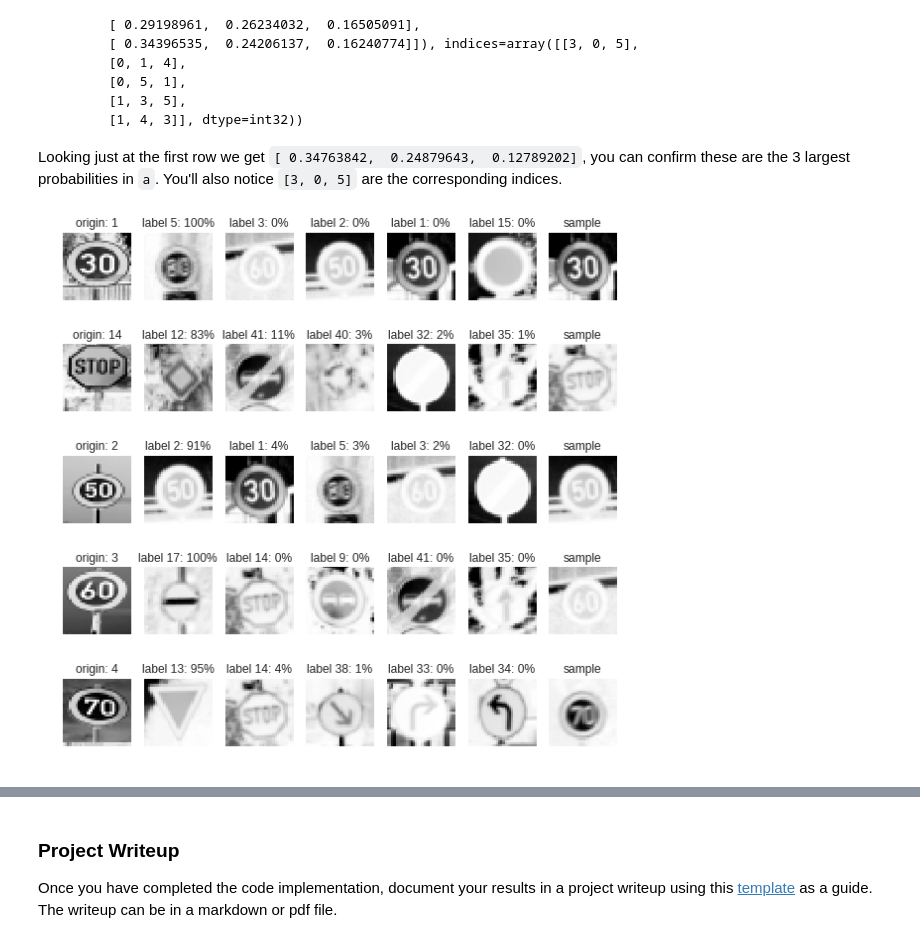
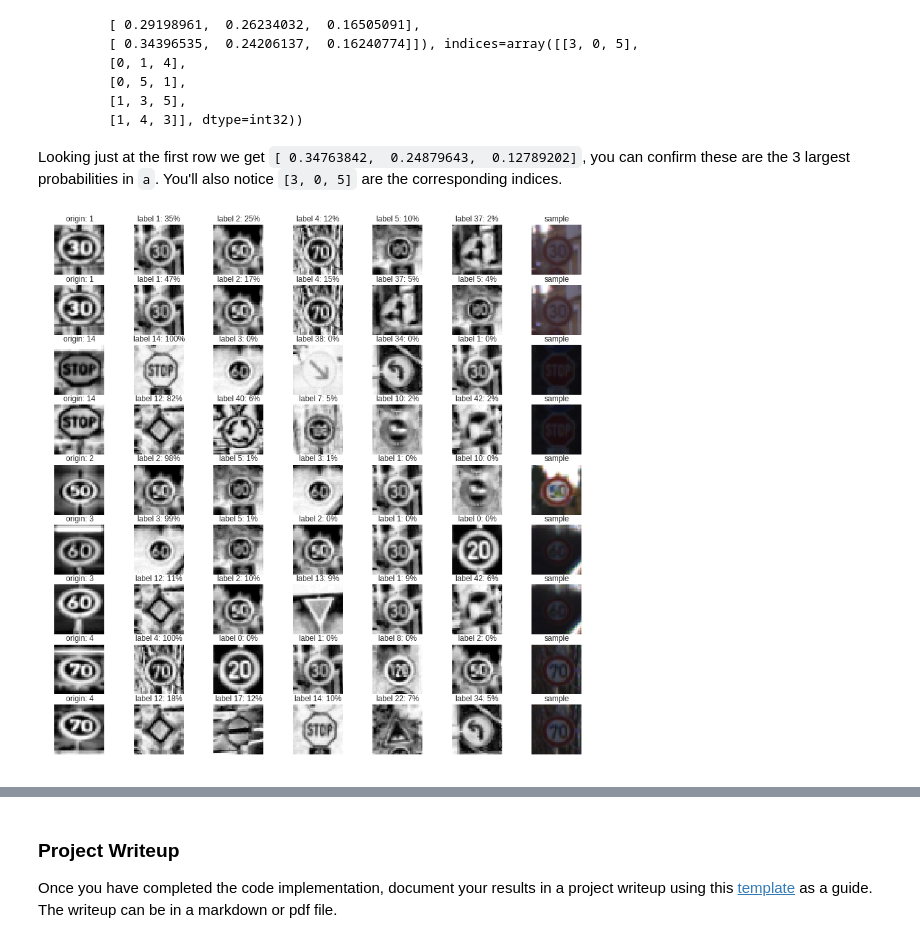
Before and after one commit to trivus/Traffic-sign-classifier, a Jupyter notebook: Traffic_Sign_Classifier.ipynb, the cells around one changed output, grey strips where cells are left out. Saved outputs shown, nothing was run; the diff lists cells and outputs as text; code cells hidden in the pictures.

```diff
--- a/Traffic_Sign_Classifier.ipynb
+++ b/Traffic_Sign_Classifier.ipynb
@@ -355,0 +486,6 @@ Model saved
+# %%
+# grayscale only
+x_train = preprocess(X_train, gray=True)
+x_valid = preprocess(X_valid, gray=True)
+x_test = preprocess(X_test, gray=True)
+train_network(x_train, y_train, epoch=20)
@@ -358,6 +513,6 @@ Model saved
 with tf.Session() as sess:
     saver.restore(sess, tf.train.latest_checkpoint('.'))
 
-    test_accuracy = evaluate(X_test1, y_test)
+    test_accuracy = evaluate(x_test, y_test)
     print("Test Accuracy = {:.3f}".format(test_accuracy))
 # %% [output]
@@ -381,20 +544,20 @@ def preprocess_image_path(path):
     new_y = []
     num = len(os.listdir(path))
     plt.figure(figsize=(9, 3*int(np.ceil(num/3))))
-    for i, file in enumerate(os.listdir(path)):
+    for i, file in enumerate(sorted(os.listdir(path))):
         new_y.append(int(file.split('.')[0]))
         img = cv2.imread(path + file)
         img = cv2.cvtColor(img, cv2.COLOR_BGR2RGB)
         img = cv2.resize(img, (32,32), interpolation=cv2.INTER_AREA)
         #img = cv2.copyMakeBorder(img, top=5, bottom=5, left=5, right=5, \
         #                  borderType= cv2.BORDER_CONSTANT, value=[0,0,0] )
-        #img = cv2.GaussianBlur(img, (5,5), 0)
+        img = cv2.GaussianBlur(img, (3,3), 0)
 
         plt.subplot(np.ceil(num/3), 3, i+1)
         plt.axis('off')
         plt.imshow(img)
         image[i] = img
-    return preprocess(np.array(image)), new_y
+    return preprocess(np.array(image),gray=True, adaeq=True), new_y
 # %%
 ### Load the images and plot them here.
 ### Feel free to use as many code cells as needed.
@@ -422,7 +585,7 @@ with tf.Session() as sess:
     sess.run(tf.global_variables_initializer())
     saver.restore(sess, './lenet')
     pred = sess.run(softmax_logits, feed_dict={x: new_image, keep_prob: 1.0})
-    kv2 = sess.run(tf.nn.top_k(so, k=5))
+    kv2 = sess.run(tf.nn.top_k(pred, k=5))
 pred_y = np.array([i[0] for i in kv2.indices])
 print(pred_y)
 # %% [output]
@@ -480,28 +644,29 @@ sns.set_style("white", {'axes.grid':False})
 # %%
 ### Print out the top five softmax probabilities for the predictions on the German traffic sign images found on the web.
 ### Feel free to use as many code cells as needed.
-figure = plt.figure(figsize=(10,10))
+figure = plt.figure(figsize=(15,15))
 for i, img in enumerate(new_image):
-    plt.subplot(5, 7, 7*i+1)
+    row = new_image.shape[0]
+    plt.subplot(row, 7, 7*i+1)
     plt.axis('off')
     plt.imshow(img.squeeze())
     plt.title('origin: {}'.format(new_y[i]))
 
     index = kv2.indices[i]
     per = kv2.values[i]
     j = 2
     for ind, p in zip(index, per):
-        plt.subplot(5, 7, 7*i + j)
+        plt.subplot(row, 7, 7*i + j)
         plt.axis('off')
-        plt.imshow((X_train1[y_train==ind][0].squeeze()))
+        plt.imshow((x_train[y_train==ind][5].squeeze()))
         plt.title('label {}: {:.0f}%'.format(ind, p*100))
         j += 1
 
-    plt.subplot(5, 7, 7*(i+1))
+    plt.subplot(row, 7, 7*(i+1))
     plt.axis('off')
-    plt.imshow((X_train1[y_train==new_y[i]][0].squeeze()))
+    plt.imshow((X_train[y_train==new_y[i]][5].squeeze()))
     plt.title('sample')
 
 #plt.tight_layout()
 # %% [output]
-[figure, old version]
+[figure, new version]
```
Also changed, not shown: parts of 44 cells of this notebook, 3 other files.
